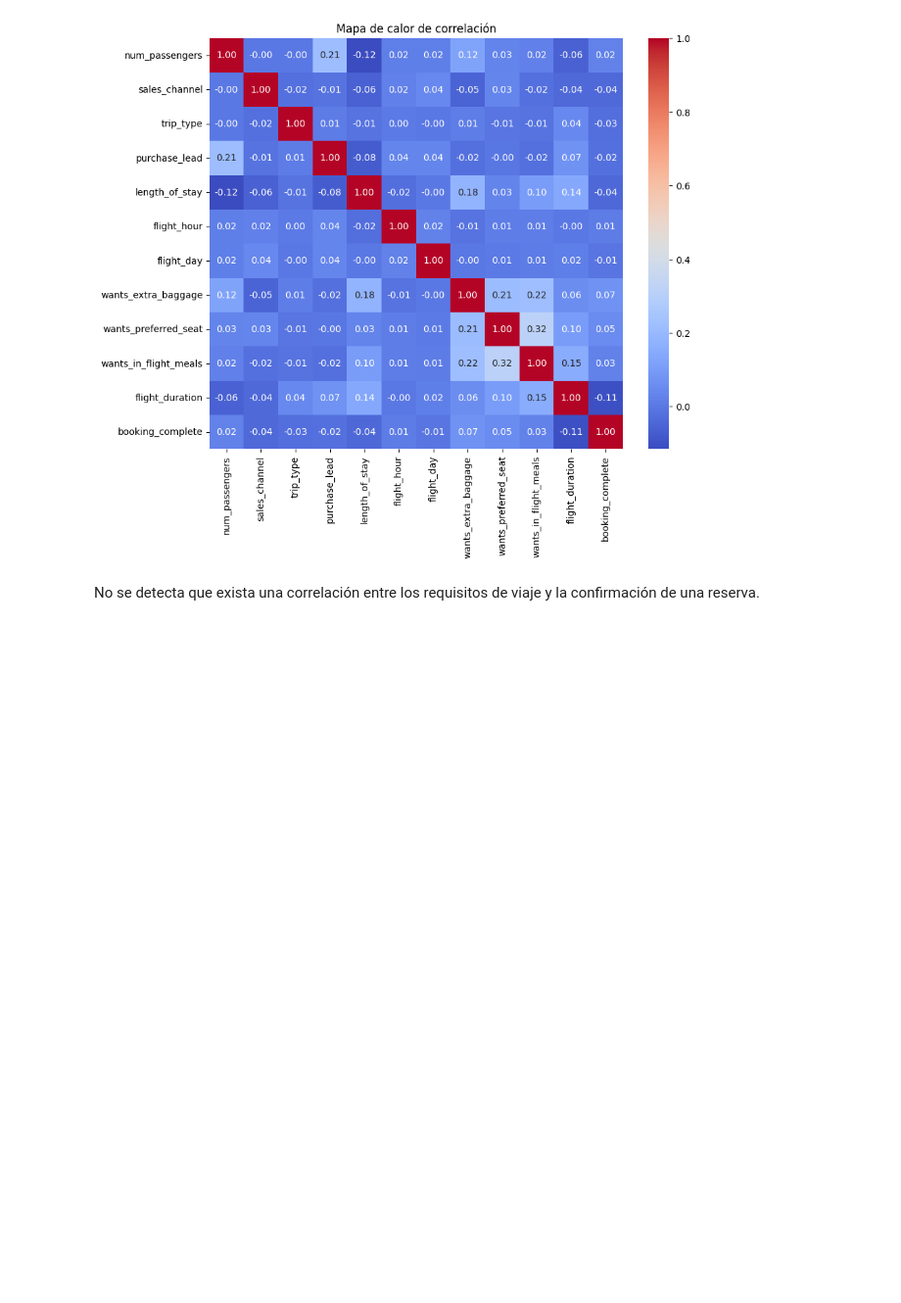
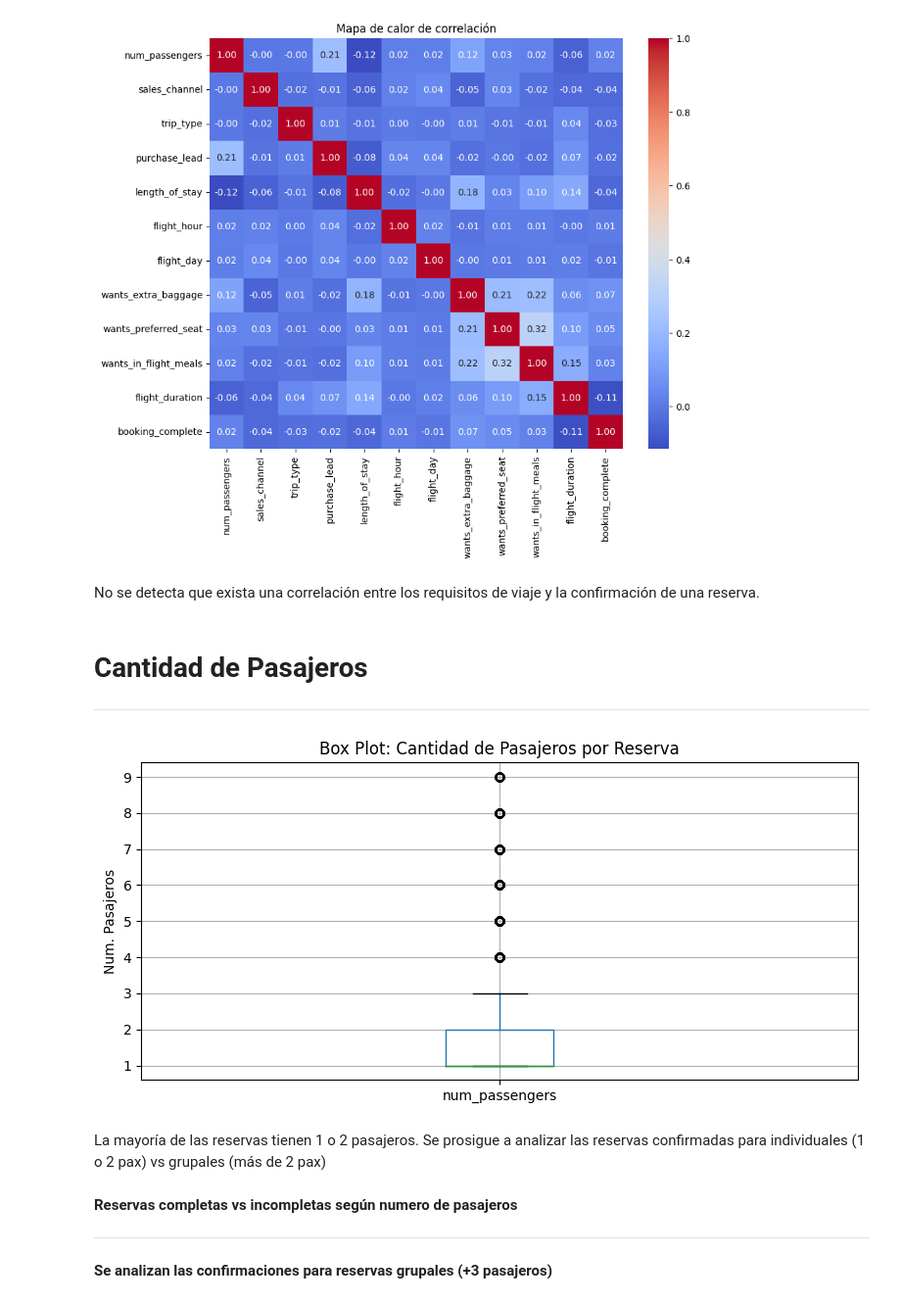
Before and after one commit to alexguttlein/TP1-AnalisisExploratorioDeDatos, a Jupyter notebook: TP1_Análisis_Exploratorio_de_Datos.ipynb, the cells around one changed output. Shown at 98% size. Drawn from its saved outputs; the diff is of its cells as text; code cells hidden in the pictures; blank space fills up the shorter version.

```diff
--- a/TP1_Análisis_Exploratorio_de_Datos.ipynb
+++ b/TP1_Análisis_Exploratorio_de_Datos.ipynb
@@ -608,3 +634,26 @@ plt.show()
 [figure]
 # %% [markdown]
 No se detecta que exista una correlación entre los requisitos de viaje y la confirmación de una reserva.
+# %% [markdown]
+# **Cantidad de Pasajeros**
+
+---
+# %%
+#se realiza boxplot para visualizar la distribución de la cantidad de pasajeros por reserva
+plt.figure(figsize=(8,4))
+customer_airways.boxplot(column=['num_passengers'])
+
+plt.title('Box Plot: Cantidad de Pasajeros por Reserva')
+plt.ylabel('Num. Pasajeros')
+plt.xticks(rotation=0)
+plt.grid(True)
+plt.tight_layout()
+plt.show()
+# %% [output]
+[figure, added]
+# %% [markdown]
+La mayoría de las reservas tienen 1 o 2 pasajeros. Se prosigue a analizar las reservas confirmadas para individuales (1 o 2 pax) vs grupales (más de 2 pax)
+# %% [markdown]
+**Reservas completas vs incompletas según numero de pasajeros**
+
+---
@@ -610,0 +663,2 @@ No se detecta que exista una correlación entre los requisitos de viaje y la con
+# %% [markdown]
+**Se analizan las confirmaciones para reservas grupales (+3 pasajeros)**
```
Also changed, not shown: parts of 21 cells of this notebook.
